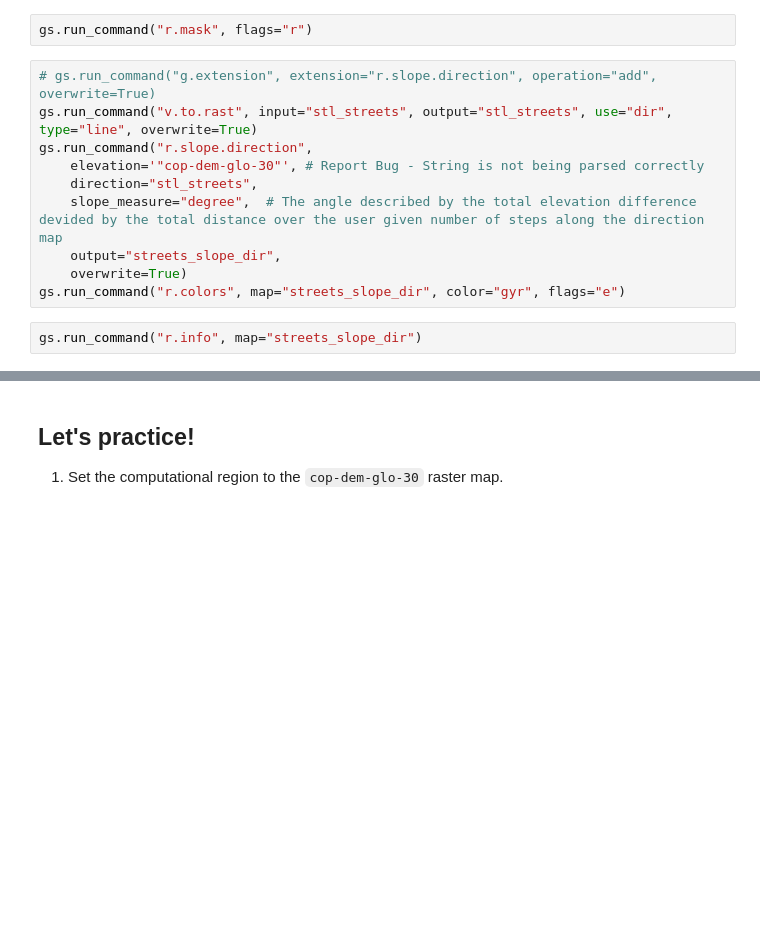
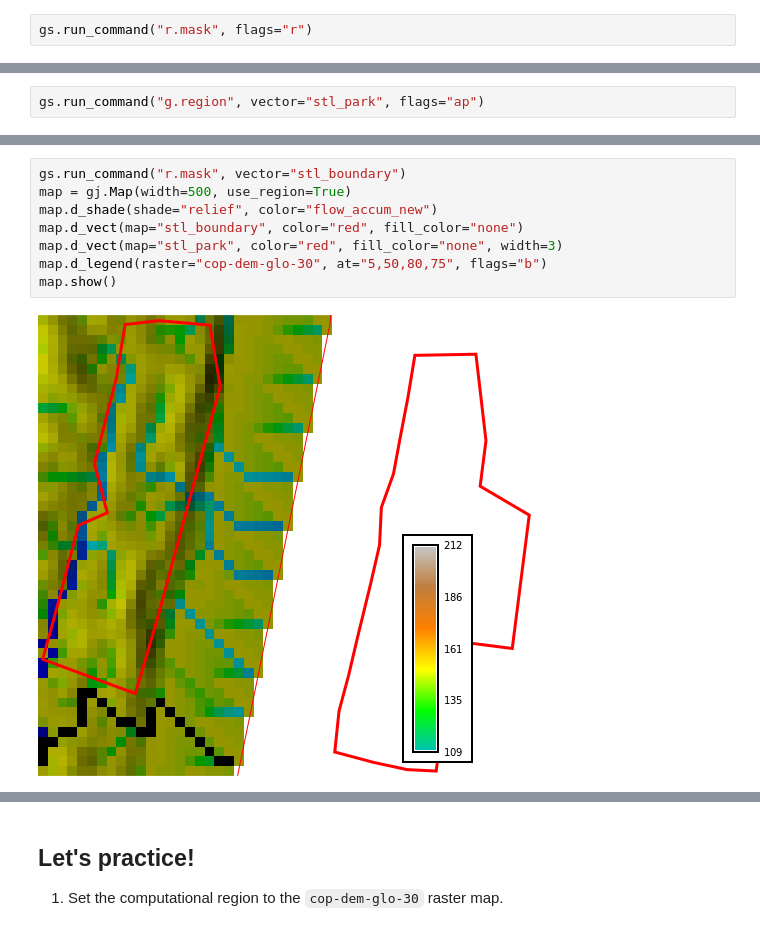
Before and after one commit to OpenPlainsInc/openplainsinc.github.io, a Jupyter notebook: content/workshops/foss4gna_2024/intro_grass.ipynb, the cells around one changed output, grey strips where cells are left out. Cells and saved outputs as stored; diff of their text form; blank space fills up the shorter version.

```diff
--- a/content/workshops/foss4gna_2024/intro_grass.ipynb
+++ b/content/workshops/foss4gna_2024/intro_grass.ipynb
@@ -418,14 +444,2 @@ map3d.show()
 # %%
 gs.run_command("r.mask", flags="r")
-# %%
-# gs.run_command("g.extension", extension="r.slope.direction", operation="add", overwrite=True)
-gs.run_command("v.to.rast", input="stl_streets", output="stl_streets", use="dir", type="line", overwrite=True)
-gs.run_command("r.slope.direction",
-    elevation='"cop-dem-glo-30"', # Report Bug - String is not being parsed correctly
-    direction="stl_streets",
-    slope_measure="degree",  # The angle described by the total elevation difference devided by the total distance over the user given number of steps along the direction map
-    output="streets_slope_dir",
-    overwrite=True)
-gs.run_command("r.colors", map="streets_slope_dir", color="gyr", flags="e")
-# %%
-gs.run_command("r.info", map="streets_slope_dir")
@@ -455,0 +448,2 @@ hist.show()
+# %%
+gs.run_command("g.region", vector="stl_park", flags="ap")
@@ -456,2 +464,12 @@ hist.show()
+# %%
+gs.run_command("r.mask", vector="stl_boundary")
+map = gj.Map(width=500, use_region=True)
+map.d_shade(shade="relief", color="flow_accum_new")
+map.d_vect(map="stl_boundary", color="red", fill_color="none")
+map.d_vect(map="stl_park", color="red", fill_color="none", width=3)
+map.d_legend(raster="cop-dem-glo-30", at="5,50,80,75", flags="b")
+map.show()
+# %% [output]
+[figure, added]
 # %%
 gs.run_command("r.mask", vector="stl_boundary")
```
Also changed, not shown: parts of 34 cells of this notebook, 39 other files.
